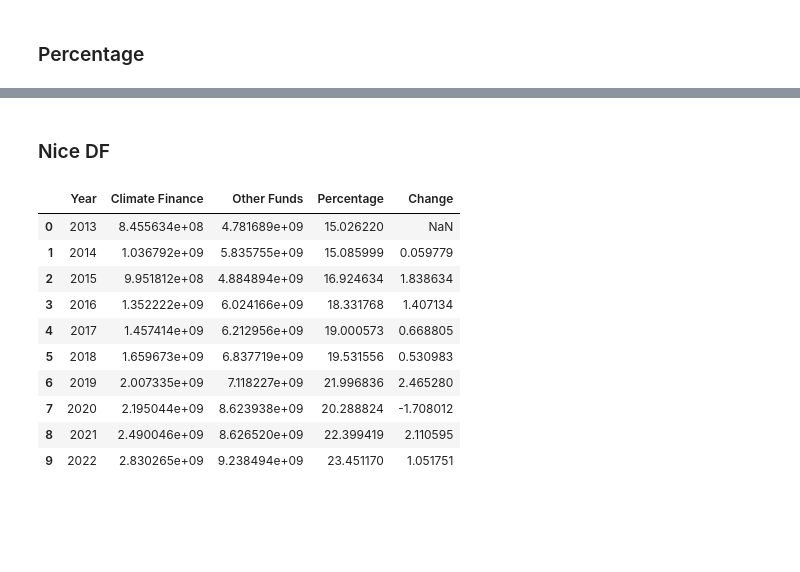
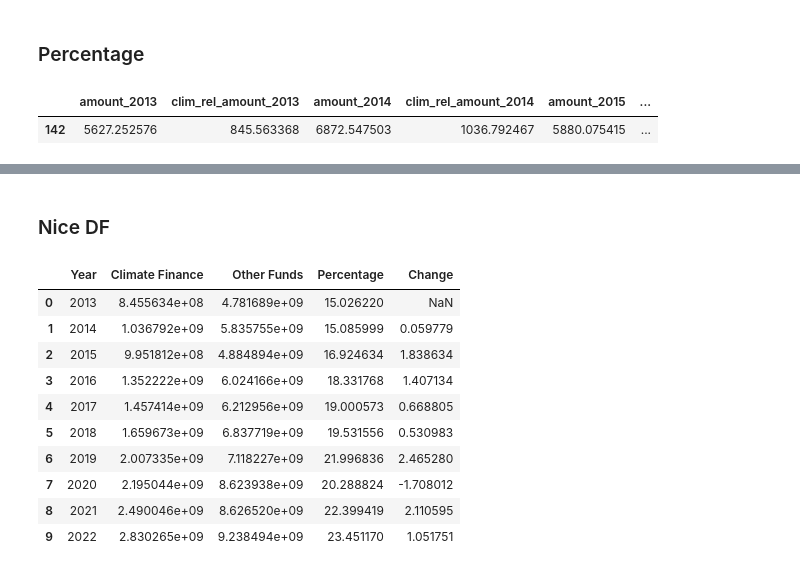
Before and after one commit to Samuel-Drewes/KlimaPortfolios, a Jupyter notebook: notebooks/first_play.ipynb, the cells around one changed output, grey strips where cells are left out. Cells and saved outputs as stored; diff of their text form; code cells hidden in the pictures; blank space fills up the shorter version.

```diff
--- a/notebooks/first_play.ipynb
+++ b/notebooks/first_play.ipynb
@@ -183,6 +183,11 @@ fig.show()
 [interactive output not drawn]
 # %% [markdown]
 ### Percentage
+# %%
+globe_df
+# %% [output]
+|  | amount_2013 | clim_rel_amount_2013 | amount_2014 | clim_rel_amount_2014 | amount_2015 | ... |
+| 142 | 5627.252576 | 845.563368 | 6872.547503 | 1036.792467 | 5880.075415 | ... |
 # %%
 years = [col.split('_')[-1] for col in globe_df.columns if col.startswith('amount_')]
 
```
Also changed, not shown: parts of 7 cells of this notebook, 1 other file.
